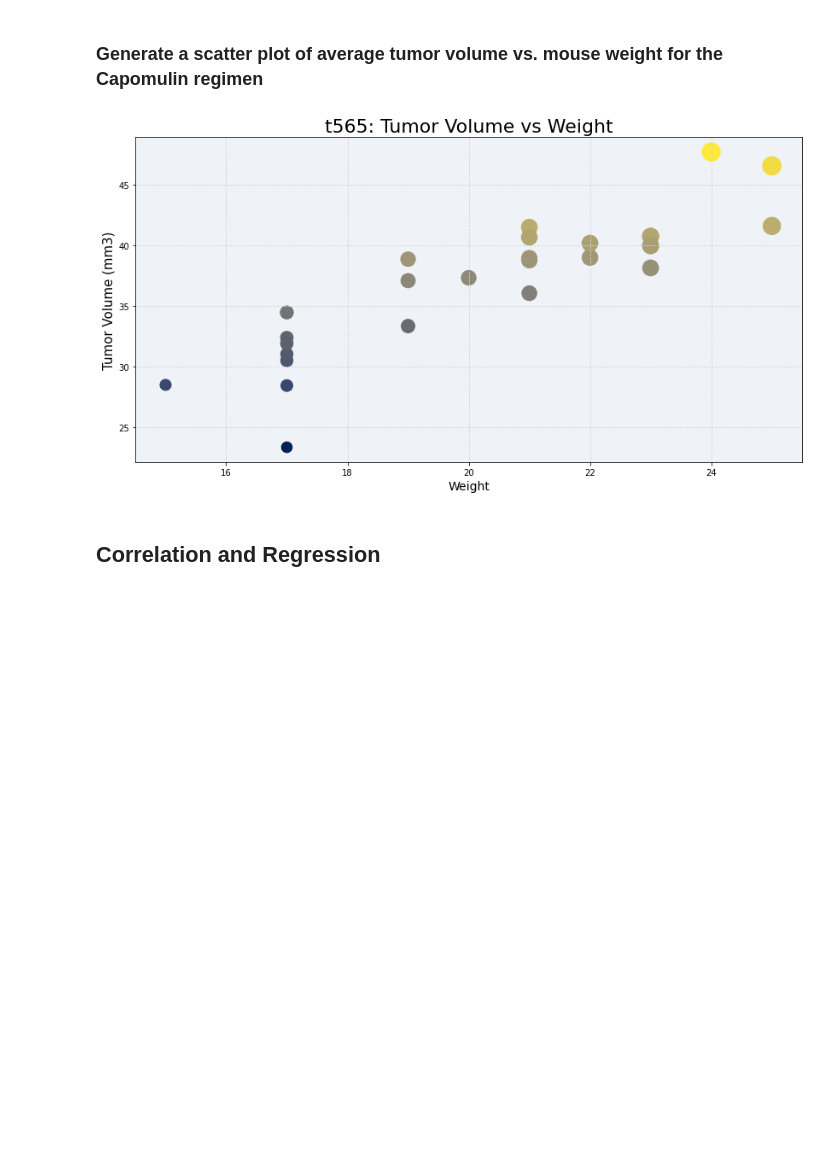
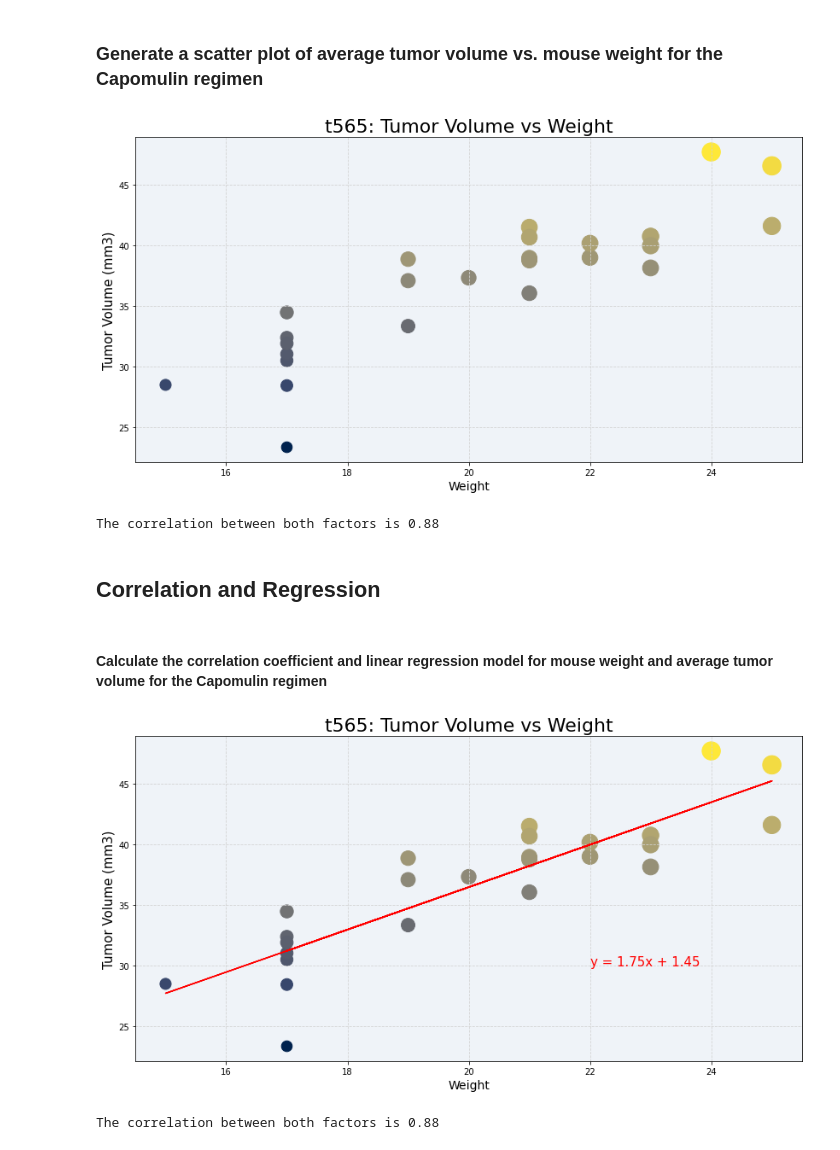
Before and after one commit to naydeenmonzon/Matploblib-Challenge, a Jupyter notebook: pymaceuticals_starter.ipynb, the cells around one changed output. Drawn from its saved outputs; the diff is of its cells as text; code cells hidden in the pictures; blank space fills up the shorter version.

```diff
--- a/pymaceuticals_starter.ipynb
+++ b/pymaceuticals_starter.ipynb
@@ -462,19 +464,25 @@ plt.show()
 Weight = Capomulin_df['Weight (g)']
 Tumor = Capomulin_df['Tumor Volume (mm3)']
 
-fig, ax = plt.subplots(figsize=(14,7))
 
-scatter = ax.scatter(Weight, Tumor, c=Tumor, s=0.4*(Tumor)*(Weight), cmap="cividis")
+fig = plt.figure(figsize=(14,7))
+ax = plt.axes()
 
 plt.title("t565: Tumor Volume vs Weight", fontsize=22)
 plt.ylabel('Tumor Volume (mm3)', fontsize=15)
 plt.xlabel('Weight', fontsize=14)
+plt.grid(color='lightgrey', linestyle='--')
 
-plt.grid(color='lightgrey', linestyle='--')
 ax.set_facecolor('lightsteelblue')
 ax.patch.set_alpha(0.2)
+
+
+plt.scatter(Weight,Tumor, c=Tumor, s=0.4*(Tumor)*(Weight), cmap="cividis")
 plt.show()
+correlation = st.pearsonr(Weight,Tumor)
+print(f"The correlation between both factors is {round(correlation[0],2)}")
 # %% [output]
 [figure]
+The correlation between both factors is 0.88
 # %% [markdown]
 ## Correlation and Regression
@@ -483,0 +489,30 @@ plt.show()
+# %% [markdown]
+#### Calculate the correlation coefficient and linear regression model for mouse weight and average tumor volume for the Capomulin regimen
+# %%
+fig = plt.figure(figsize=(14,7))
+ax = plt.axes()
+
+(slope, intercept, rvalue, pvalue, stderr) = linregress(Weight, Tumor)
+regress_values = Weight * slope + intercept
+line_eq = "y = " + str(round(slope,2)) + "x + " + str(round(intercept,2))
+
+
+plt.title("t565: Tumor Volume vs Weight", fontsize=22)
+plt.ylabel('Tumor Volume (mm3)', fontsize=15)
+plt.xlabel('Weight', fontsize=14)
+plt.grid(color='lightgrey', linestyle='--')
+
+ax.set_facecolor('lightsteelblue')
+ax.patch.set_alpha(0.2)
+
+
+plt.scatter(Weight,Tumor, c=Tumor, s=0.4*(Tumor)*(Weight), cmap="cividis")
+plt.plot(x_values,regress_values,"r-")
+plt.annotate(line_eq,(22,30),fontsize=15,color="red")
+
+plt.show()
+correlation = st.pearsonr(Weight,Tumor)
+print(f"The correlation between both factors is {round(correlation[0],2)}")
+# %% [output]
+[figure, added]
+The correlation between both factors is 0.88
```
Also changed, not shown: parts of 2 cells of this notebook.
